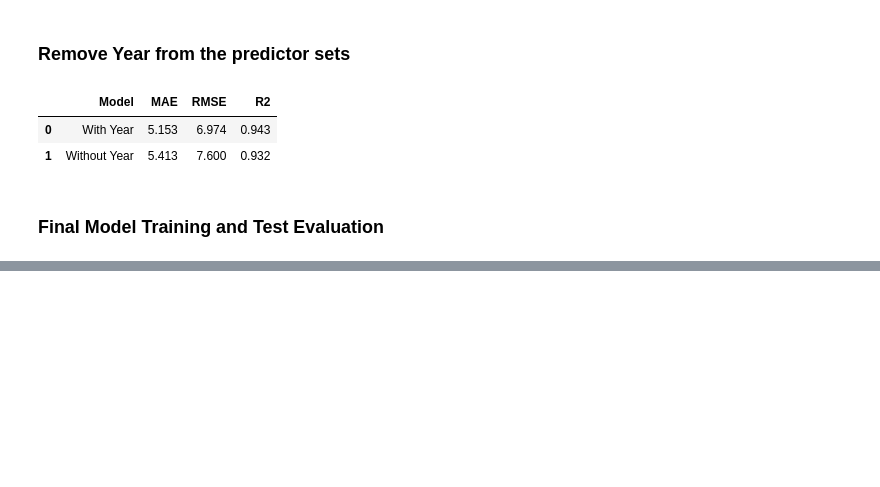
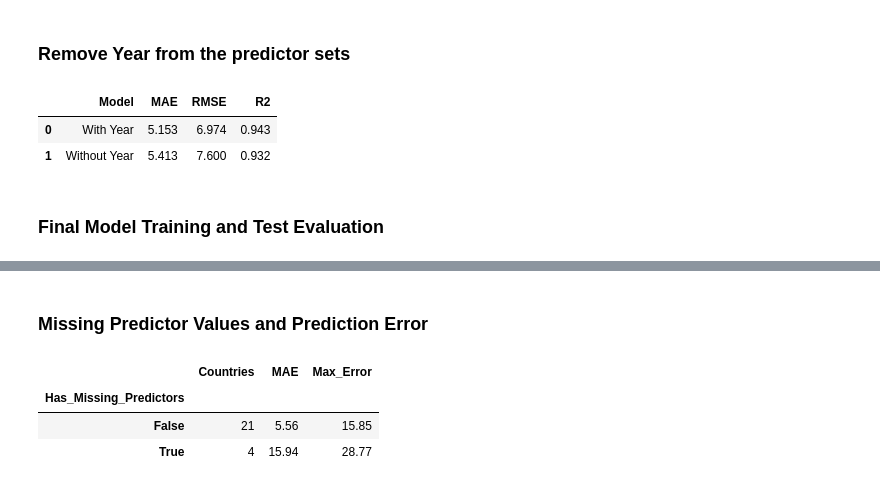
Before and after one commit to ajbunny/AI-Readiness-Governance-Capstone, a Jupyter notebook: notebooks/06_modeling_data_preparation.ipynb, the cells around one changed output, grey strips where cells are left out. Cells and saved outputs as stored; diff of their text form; code cells hidden in the pictures; blank space fills up the shorter version.

```diff
--- a/notebooks/06_modeling_data_preparation.ipynb
+++ b/notebooks/06_modeling_data_preparation.ipynb
@@ -1103,0 +1290,34 @@ display(year_comparison.round(3))
+# %% [markdown]
+### Missing Predictor Values and Prediction Error
+# %%
+# Identify missing predictors in the original 2024 test features
+missing_predictor_count = x_test.isna().sum(axis=1)
+
+# Add missingness information to our existing diagnostics
+missingness_diagnostics = test_country_errors.copy()
+
+missingness_diagnostics["Missing_Predictors"] = (
+    missing_predictor_count
+)
+
+missingness_diagnostics["Has_Missing_Predictors"] = (
+    missingness_diagnostics["Missing_Predictors"] > 0
+)
+
+# Compare prediction errors by missing-data status
+missingness_summary = (
+    missingness_diagnostics
+    .groupby("Has_Missing_Predictors")
+    .agg(
+        Countries=("Country Name", "count"),
+        MAE=("Absolute_Error", "mean"),
+        Max_Error=("Absolute_Error", "max")
+    )
+)
+
+display(missingness_summary.round(2))
+# %% [output]
+|  | Countries | MAE | Max_Error |
+| Has_Missing_Predictors |  |  |  |
+| False | 21 | 5.56 | 15.85 |
+| True | 4 | 15.94 | 28.77 |
```
Also changed, not shown: parts of 12 cells of this notebook, 9 other files.
